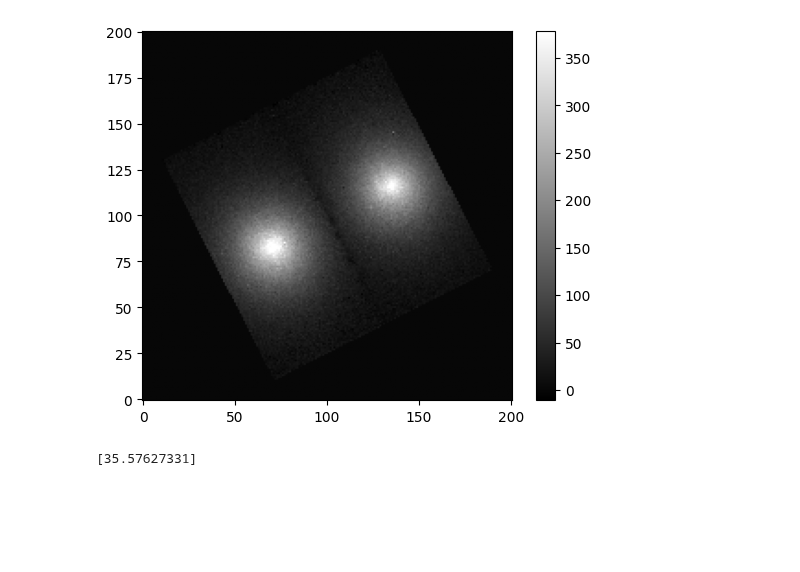
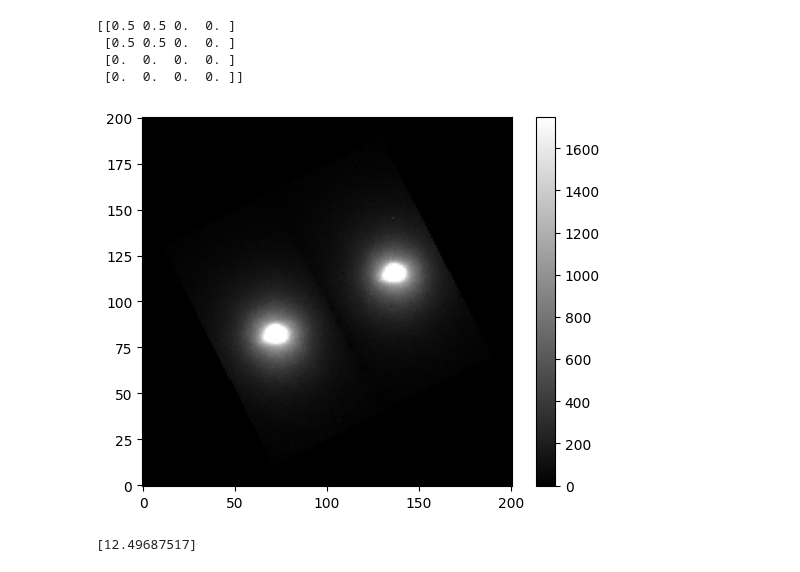
Before and after one commit to UCSB-Exoplanet-Polarimetry-Lab/pyPolCal, a Jupyter notebook: vampires_calibration/CHARIS/development_notebooks/fit_fwhm.ipynb, the cells around one changed output. Drawn from its saved outputs; the diff is of its cells as text; code cells hidden in the pictures; blank space fills up the shorter version.

```diff
--- a/vampires_calibration/CHARIS/development_notebooks/fit_fwhm.ipynb
+++ b/vampires_calibration/CHARIS/development_notebooks/fit_fwhm.ipynb
@@ -5,22 +5,36 @@ import photutils
 from astropy.io import fits
 import numpy as np
 import matplotlib.pyplot as plt
-from photutils.psf import fit_fwhm
+#from photutils.psf import fit_fwhm
 from astropy.visualization import simple_norm
-fn = '~/charis_mm_testing/HD25532/cubes/data/raw/CRSA00154203_cube.fits'
+fn = '~/charis_mm_testing/HD25532/cubes/data/raw/good_frames/good_CRSA00154127_cube.fits'
+import pyMuellerMat.common_mms as cmm
+from pyMuellerMat import MuellerMat
+# %%
+mm = cmm.WollastonPrism()
+mm_hwp = cmm.HWP()
+sys_mm = MuellerMat.SystemMuellerMatrix([mm_hwp,mm])
+sys_mm.master_property_dict
+m1 = sys_mm.evaluate()
+print(m1)
+# %% [output]
+[[0.5 0.5 0.  0. ]
+ [0.5 0.5 0.  0. ]
+ [0.  0.  0.  0. ]
+ [0.  0.  0.  0. ]]
 # %%
 test_hdul = fits.open(fn)
 image_data = (test_hdul[1].data)#[:,:,:99]
 image_data_right = (test_hdul[1].data)[:,:,100:200]
 #aperture.plot(color='red')
 snorm = simple_norm(image_data, 'linear', percent=99)
 plt.imshow(image_data[2], origin='lower', cmap='gray', norm=snorm)
 
 plt.colorbar()
 plt.show()
-guess = [134,117] # Star is unpol, so should be roughly the same on both sides
+guess = [77,77] # Star is unpol, so should be roughly the same on both sides
 fwhm = fit_fwhm(image_data[5],xypos=guess,fit_shape=53)
 print(fwhm)
 # %% [output]
-[figure, old version]
+[figure, new version]
-[35.57627331]
+[12.49687517]
```
Also changed, not shown: 1 other file.
